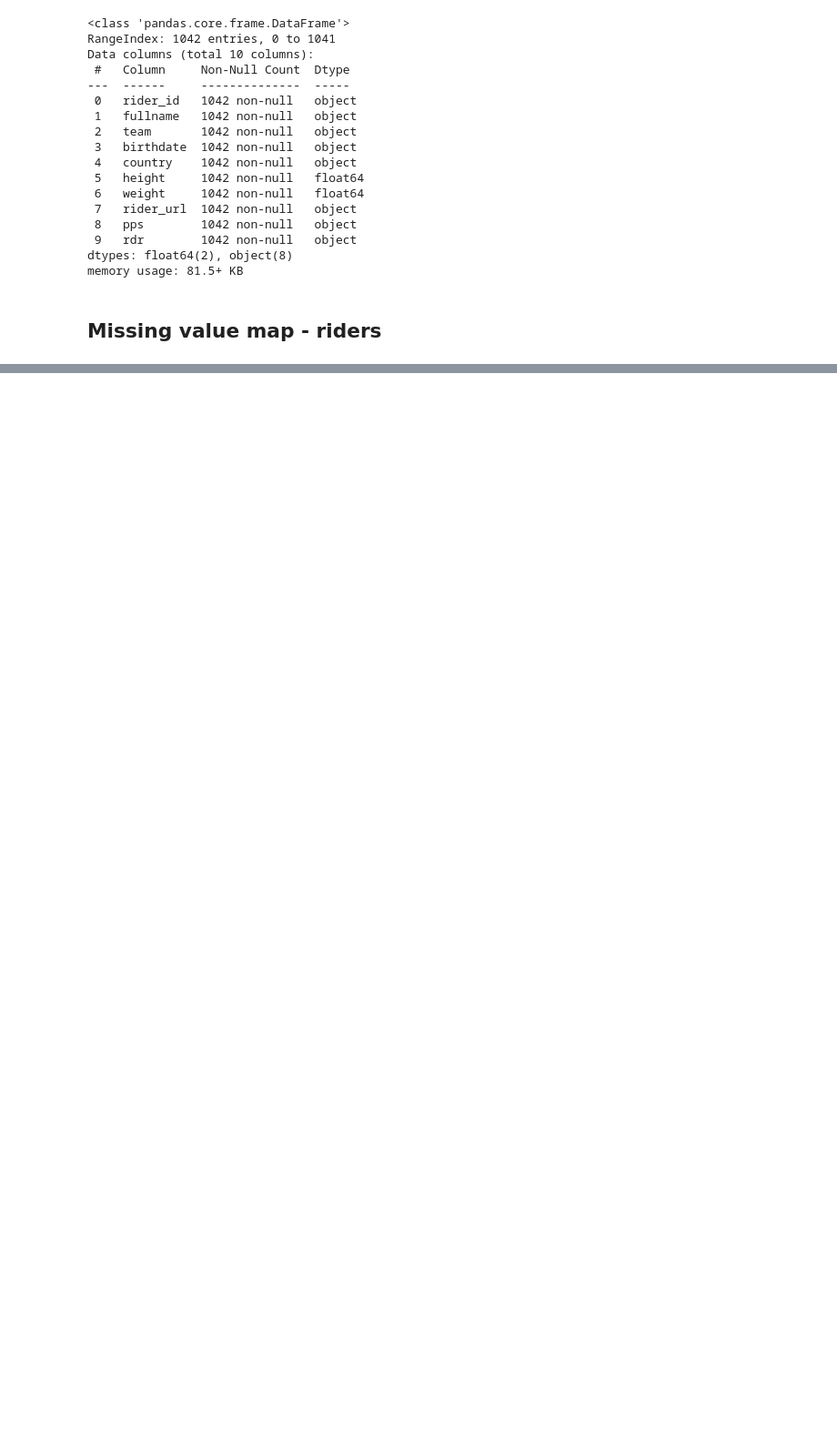
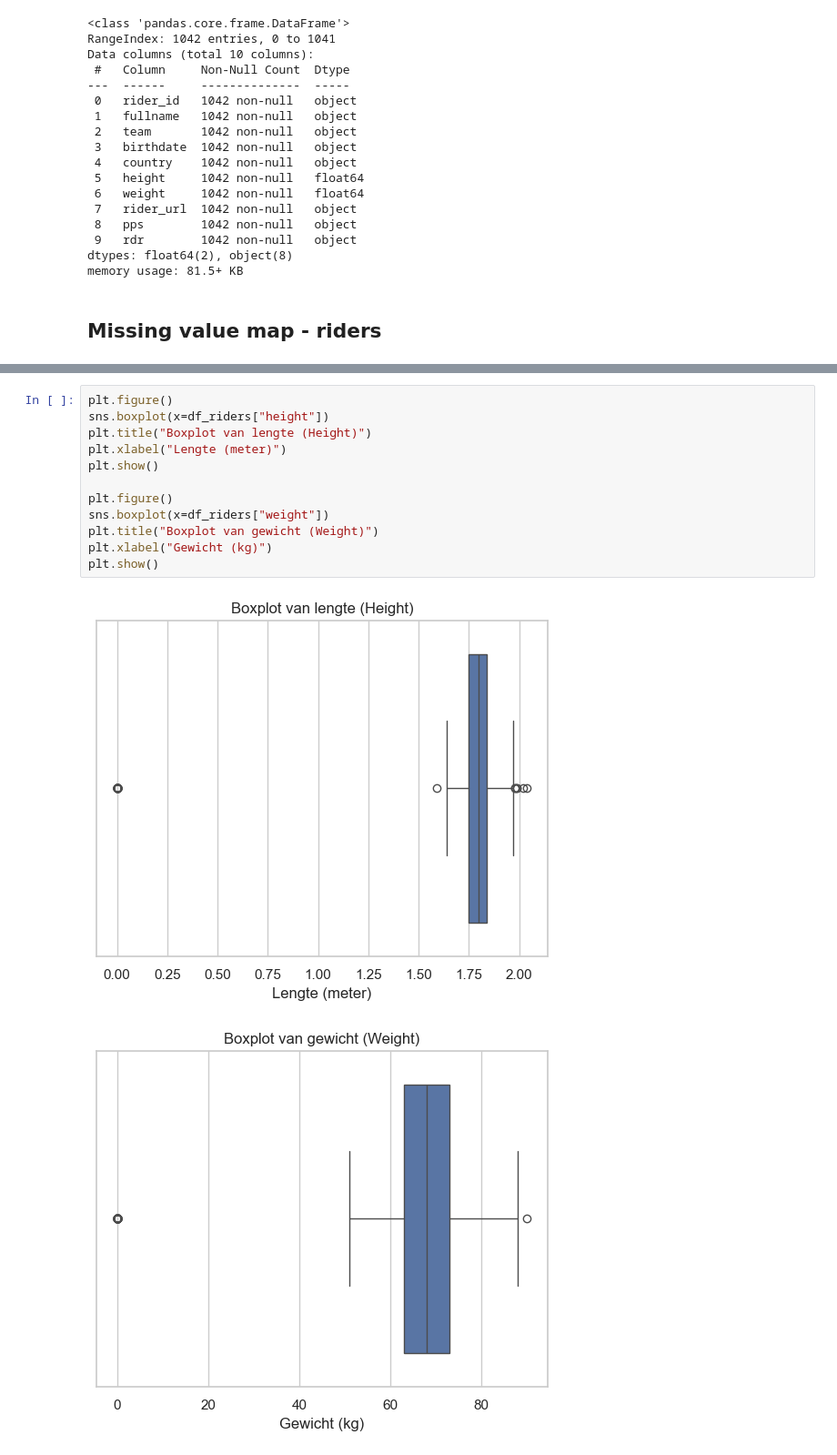
Before and after one commit to Vigo28/PI_7_DS_Minor, a Jupyter notebook: pi7.ipynb, the cells around one changed output, grey strips where cells are left out. Shown at 91% size. Saved outputs shown, nothing was run; the diff lists cells and outputs as text; blank space fills up the shorter version.

```diff
--- a/pi7.ipynb
+++ b/pi7.ipynb
@@ -263,0 +269,15 @@ Text(0.5, 1.0, 'Age distribution of riders')
+# %%
+plt.figure()
+sns.boxplot(x=df_riders["height"])
+plt.title("Boxplot van lengte (Height)")
+plt.xlabel("Lengte (meter)")
+plt.show()
+
+plt.figure()
+sns.boxplot(x=df_riders["weight"])
+plt.title("Boxplot van gewicht (Weight)")
+plt.xlabel("Gewicht (kg)")
+plt.show()
+# %% [output]
+[figure, added]
+[figure, added]
```
Also changed, not shown: parts of 31 cells of this notebook.
